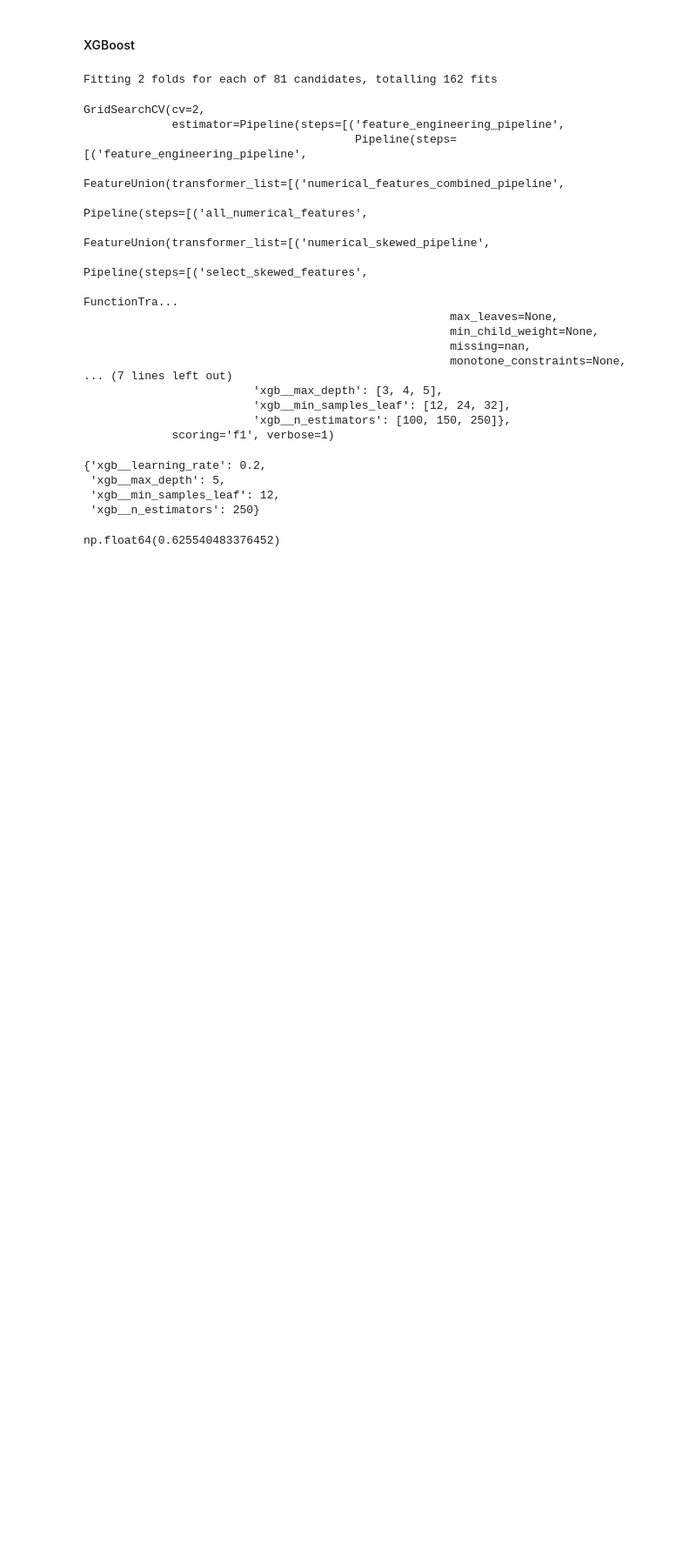
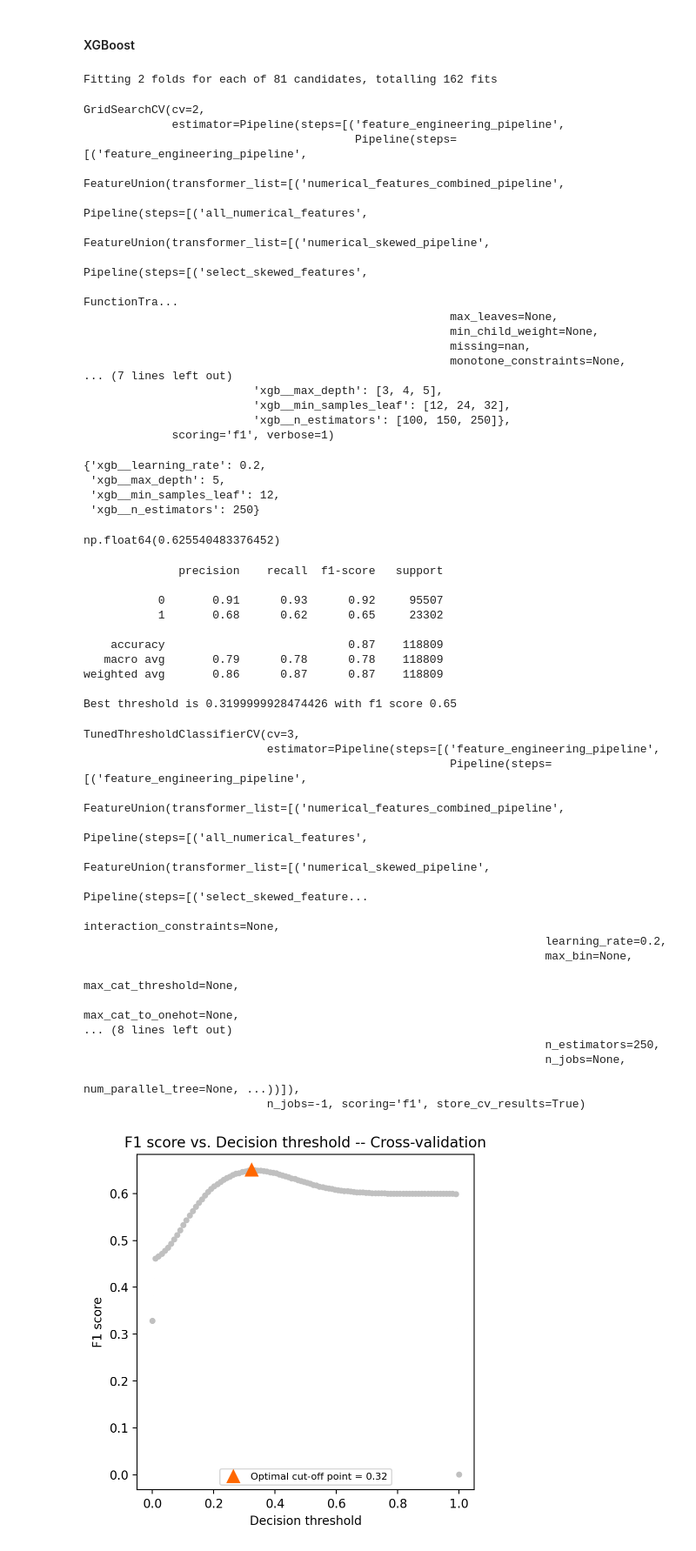
Before and after one commit to gvsreekar/credit_risk_model, a Jupyter notebook: model_building.ipynb, the cells around one changed output. Shown at 87% size. Saved outputs shown, nothing was run; the diff lists cells and outputs as text; code cells hidden in the pictures; blank space fills up the shorter version.

Commit message:
Best threshold of XGBoost

```diff
--- a/model_building.ipynb
+++ b/model_building.ipynb
@@ -643,4 +643,33 @@ XGB_best_model = grid3.best_estimator_
  'xgb__n_estimators': 250}
 np.float64(0.625540483376452)
 # %%
-find_best_threshold(XGB_best_model,x_train_NO,y_train_transformed_no,x_test,y_test_transformed)
+find_best_threshold(XGB_best_model,x_train_NO,x_test,y_train_transformed_no,y_test_transformed,scoring='f1')
+# %% [output]
+              precision    recall  f1-score   support
+
+           0       0.91      0.93      0.92     95507
+           1       0.68      0.62      0.65     23302
+
+    accuracy                           0.87    118809
+   macro avg       0.79      0.78      0.78    118809
+weighted avg       0.86      0.87      0.87    118809
+
+Best threshold is 0.3199999928474426 with f1 score 0.65
+TunedThresholdClassifierCV(cv=3,
+                           estimator=Pipeline(steps=[('feature_engineering_pipeline',
+                                                      Pipeline(steps=[('feature_engineering_pipeline',
+                                                                       FeatureUnion(transformer_list=[('numerical_features_combined_pipeline',
+                                                                                                       Pipeline(steps=[('all_numerical_features',
+                                                                                                                        FeatureUnion(transformer_list=[('numerical_skewed_pipeline',
+                                                                                                                                                        Pipeline(steps=[('select_skewed_feature...
+                                                                    interaction_constraints=None,
+                                                                    learning_rate=0.2,
+                                                                    max_bin=None,
+                                                                    max_cat_threshold=None,
+                                                                    max_cat_to_onehot=None,
+... (8 lines left out)
+                                                                    n_estimators=250,
+                                                                    n_jobs=None,
+                                                                    num_parallel_tree=None, ...))]),
+                           n_jobs=-1, scoring='f1', store_cv_results=True)
+[figure, added]
```
Also changed, not shown: parts of 1 cell of this notebook.
